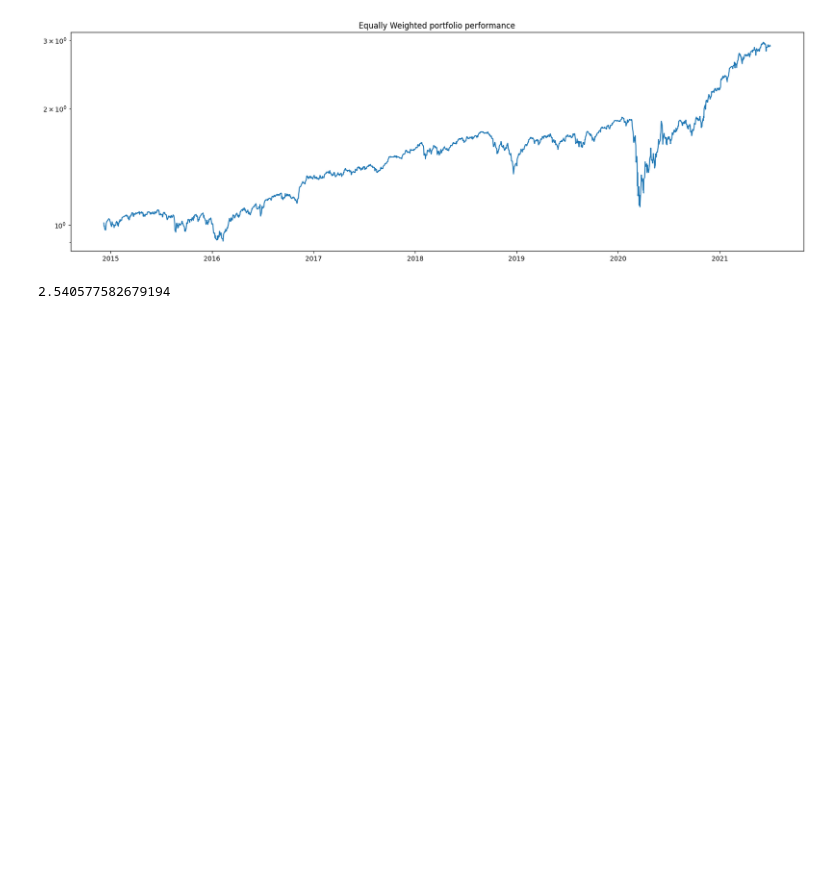
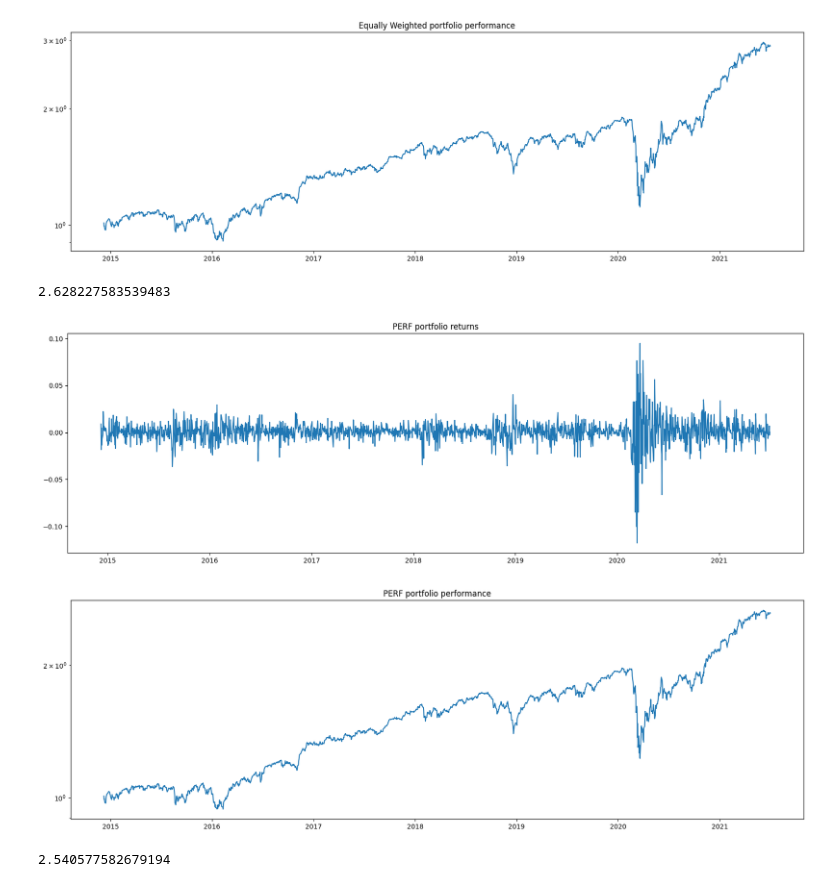
Before and after one commit to PapakMate/SVFT, a Jupyter notebook: VolatilityEstimators.ipynb, the cells around one changed output. Cells and saved outputs as stored; diff of their text form; code cells hidden in the pictures; blank space fills up the shorter version.

```diff
--- a/VolatilityEstimators.ipynb
+++ b/VolatilityEstimators.ipynb
@@ -244,12 +256,47 @@ observed_volatility = defaultdict(list)
 predicted_ewma_volatility = defaultdict(list)
 predicted_smp_volatility = defaultdict(list)
 predicted_lsq_stock_volatility = defaultdict(list)
-
-
-for i in range(start, end, 21):
-    for stock in selected_stocks:
-        window_returns = returns_df[stock][i:i + 21]
-        observed_volatility[stock].append(window_returns.std())
+predicted_logregr_volatility = defaultdict(list)
+predicted_logregr_stock_volatility = defaultdict(list)
+predicted_logreturns_regr_volatility = defaultdict(list)
+# %%
+ukupno_perf = [1]
+povrat_perf = []
+
+#za svaki mjesec se pomicemo i racunamo volatility u intervalu godinu dana
+for i in range(start, end, 21):
+    volatility = {}
+    for stock in selected_stocks:
+        window_returns = returns_df[stock][i:i + 21]
+        volatility[stock] = window_returns.std()
+
+        observed_volatility[stock].append(volatility[stock])
+
+    #racunamo tezine s obzirom na volatility
+    weights = get_portf_weights(volatility) # 1/len(volatility)
+    #za svaki dan racunamo promjenu u portfelju
+
+    vector = weights
+    sample_returns = np.dot(matrix[i:i+21], vector)
+    for ret in sample_returns:
+        povrat_perf.append(ret)
+        ukupno_perf.append((ret+1)*ukupno_perf[-1])
+
+print(ukupno_perf[-1])
+
+plt.figure(figsize=(20, 6))
+plt.plot(dates, povrat_perf)
+plt.title("PERF portfolio returns")
+plt.show()
+
+plt.figure(figsize=(20, 6))
+plt.semilogy(dates, ukupno_perf[1:])
+plt.title("PERF portfolio performance")
+plt.show()
+# %% [output]
+2.628227583539483
+[figure, added]
+[figure, added]
 # %%
 ukupno_sample = [1]
 povrat_sample = []
```
Also changed, not shown: parts of 19 cells of this notebook.
